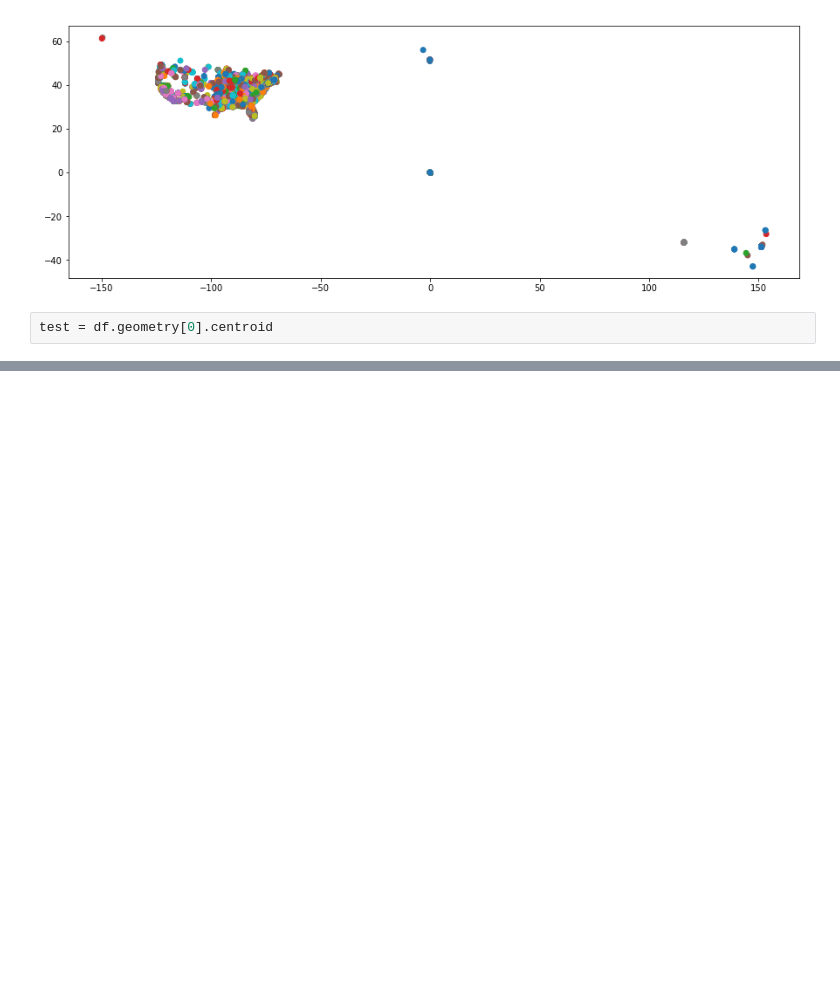
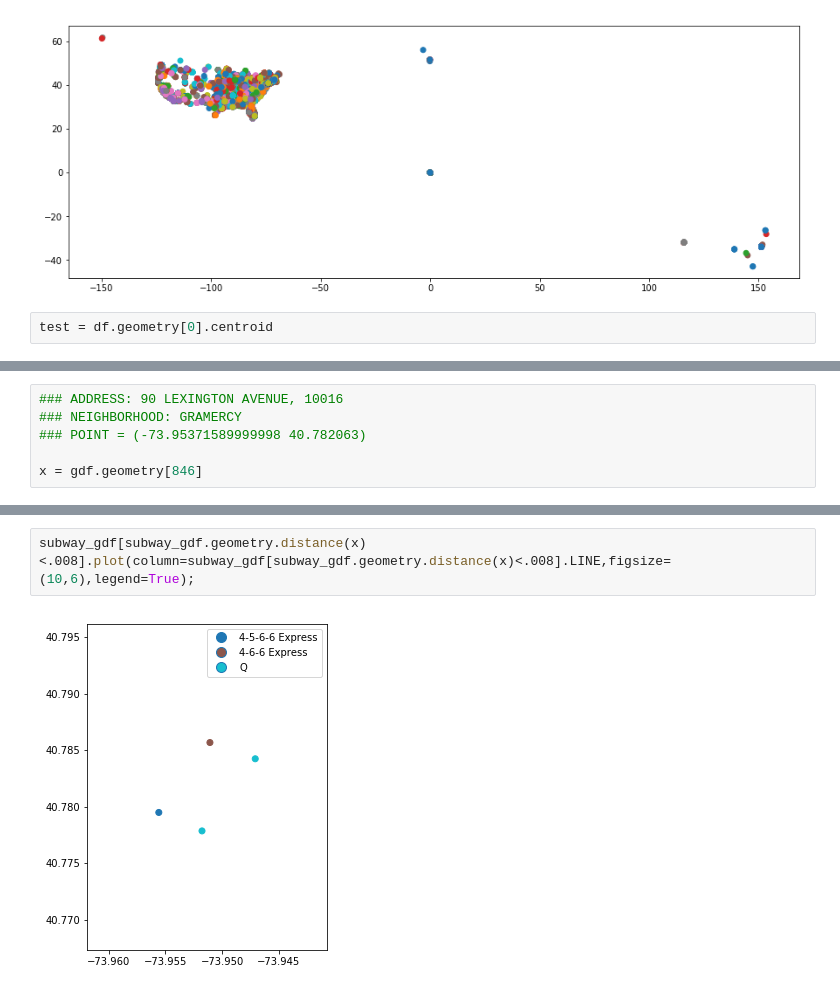
Before and after one commit to slieb74/nyc-transit-impact-on-price, a Jupyter notebook: boundary_analysis.ipynb, the cells around one changed output, grey strips where cells are left out. Cells and saved outputs as stored; diff of their text form; blank space fills up the shorter version.

```diff
--- a/boundary_analysis.ipynb
+++ b/boundary_analysis.ipynb
@@ -81,0 +117,6 @@ gdf[gdf.distance(test)<.25].plot(column=gdf[gdf.distance(test)<.25].address,figs
+# %%
+### ADDRESS: 90 LEXINGTON AVENUE, 10016
+### NEIGHBORHOOD: GRAMERCY
+### POINT = (-73.95371589999998 40.782063)
+
+x = gdf.geometry[846]
@@ -81,0 +127,4 @@ gdf[gdf.distance(test)<.25].plot(column=gdf[gdf.distance(test)<.25].address,figs
+# %%
+subway_gdf[subway_gdf.geometry.distance(x)<.008].plot(column=subway_gdf[subway_gdf.geometry.distance(x)<.008].LINE,figsize=(10,6),legend=True);
+# %% [output]
+[figure, added]
```
Also changed, not shown: parts of 14 cells of this notebook, 3 other files.
